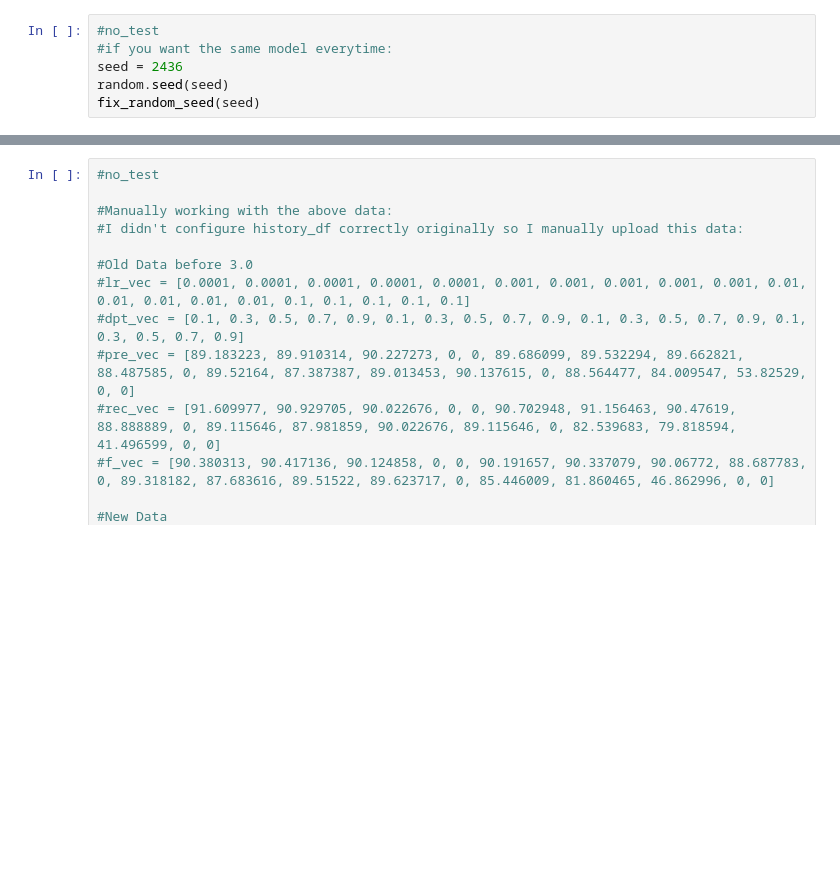
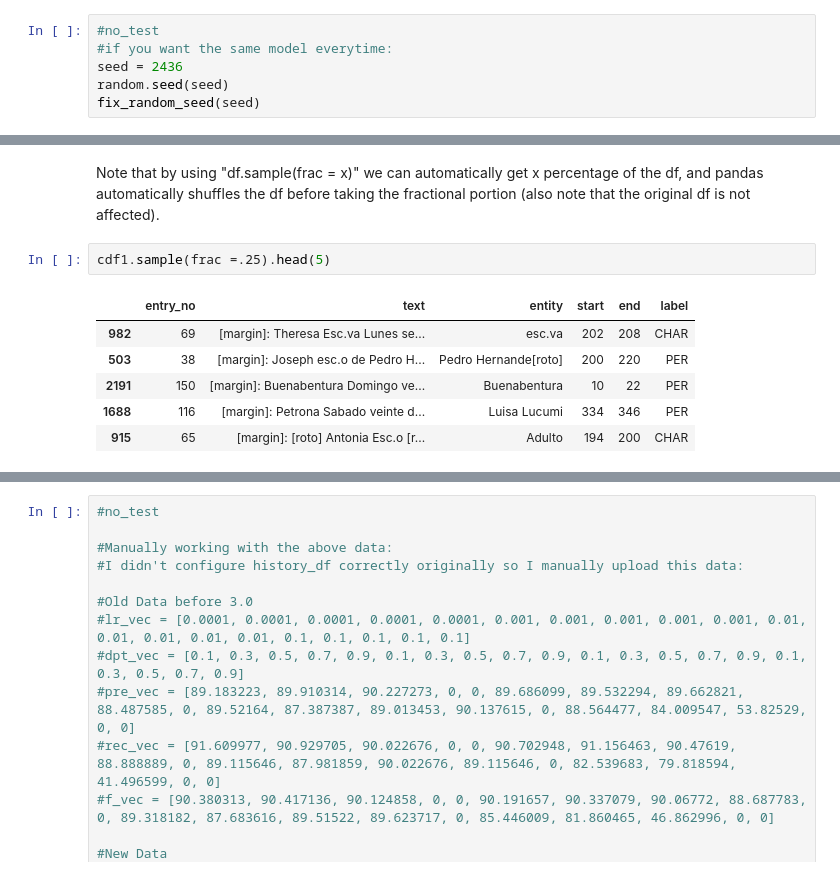
Before and after one commit to slavesocieties/ssda-nlp, a Jupyter notebook: 70-exhaustive-training.ipynb, the cells around one changed output, grey strips where cells are left out. Drawn from its saved outputs; the diff is of its cells as text; blank space fills up the shorter version.

Commit message:
Started outfitting for training data variations

```diff
--- a/70-exhaustive-training.ipynb
+++ b/70-exhaustive-training.ipynb
@@ -80,0 +43,11 @@ display(collated_df3.head())
+# %% [markdown]
+Note that by using "df.sample(frac = x)" we can automatically get x percentage of the df, and pandas automatically shuffles the df before taking the fractional portion (also note that the original df is not affected).
+# %%
+cdf1.sample(frac =.25).head(5)
+# %% [output]
+|  | entry_no | text | entity | start | end | label |
+| 982 | 69 | [margin]: Theresa Esc.va Lunes se... | esc.va | 202 | 208 | CHAR |
+| 503 | 38 | [margin]: Joseph esc.o de Pedro H... | Pedro Hernande[roto] | 200 | 220 | PER |
+| 2191 | 150 | [margin]: Buenabentura Domingo ve... | Buenabentura | 10 | 22 | PER |
+| 1688 | 116 | [margin]: Petrona Sabado veinte d... | Luisa Lucumi | 334 | 346 | PER |
+| 915 | 65 | [margin]: [roto] Antonia Esc.o [r... | Adulto | 194 | 200 | CHAR |
```
Also changed, not shown: parts of 9 cells of this notebook.
